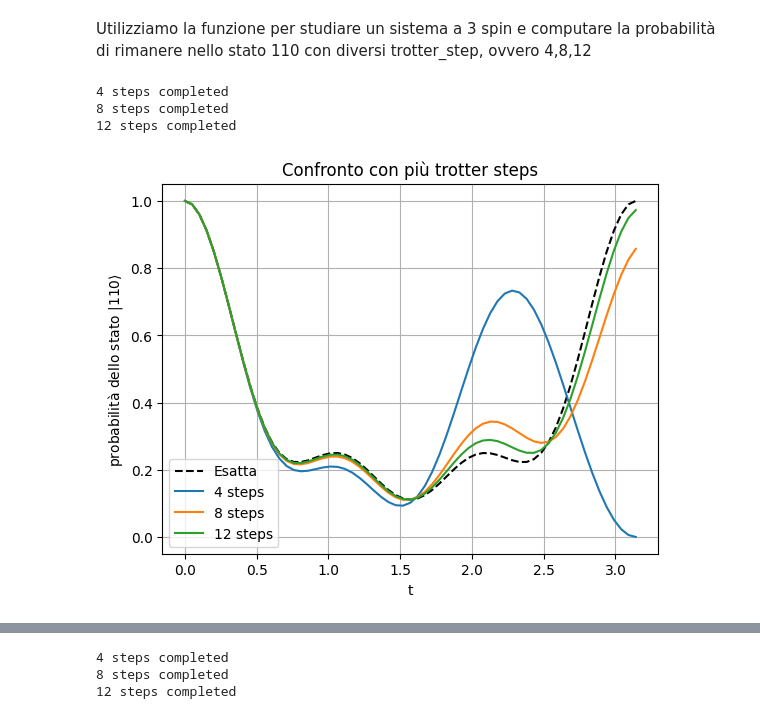
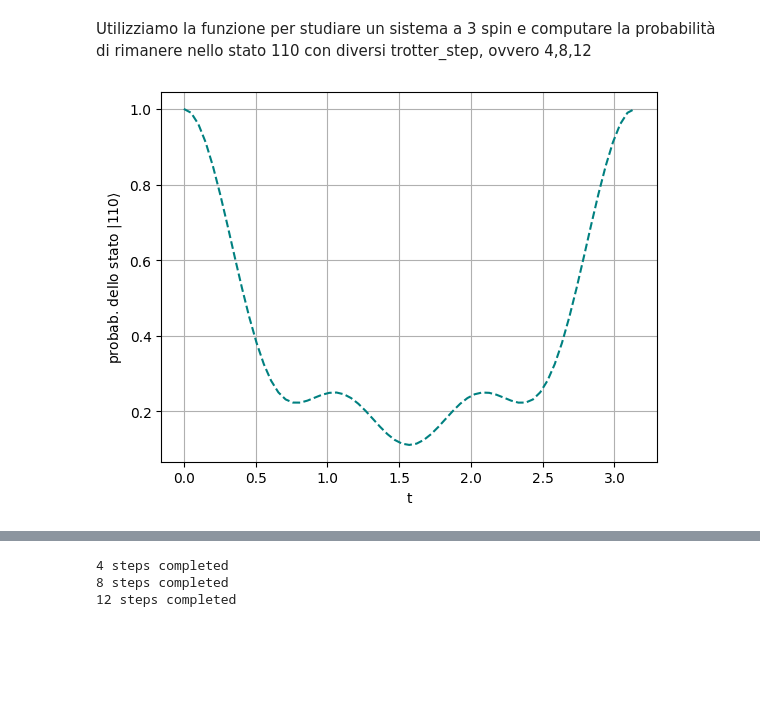
Before and after one commit to qismib/TETrIs, a Jupyter notebook: notebooks/first_exercise.ipynb, the cells around one changed output, grey strips where cells are left out. Cells and saved outputs as stored; diff of their text form; code cells hidden in the pictures; blank space fills up the shorter version.

```diff
--- a/notebooks/first_exercise.ipynb
+++ b/notebooks/first_exercise.ipynb
@@ -355,55 +356,14 @@ Utilizziamo la funzione per studiare un sistema a 3 spin e computare la probabil
 # %%
 probs_110_trott = {4:[],8:[],12:[]}
 initial_state = Statevector.from_label('011').data
 probs_110 = [np.abs((initial_state @ U_Heis(3,float(t)) @ initial_state))**2 for t in ts]
-
-exact_estimator = StatevectorEstimator()
-pm = generate_preset_pass_manager(optimization_level=0)
-
-#misuriamo |110><110|
-prj_zero = SparsePauliOp.from_list([("I", 1/2), ("Z", 1/2)])
-prj_one = SparsePauliOp.from_list([("I", 1/2), ("Z", -1/2)])
-prj = prj_one ^ prj_one ^ prj_zero
-
-
-
-#iteriamo sui differenti valori di step di trotter
-for n in probs_110_trott.keys():
-    #evolviamo nel tempo
-    for sim_t in ts:
-        qc = QuantumCircuit(3)
-        #buildiamo lo stato
-        qc.x(1)
-        qc.x(2)
-
-        trott_steps = Heisenberg_Trotter(num_spins=3,trotter_steps=n,t=sim_t)
-
-        qc = qc.compose(trott_steps)
-
-
-        isa_circuit = pm.run(qc)
-        isa_observable = prj.apply_layout(isa_circuit.layout)
-        trotter_result = exact_estimator.run([(isa_circuit, isa_observable)]).result()
-        trotter_value = trotter_result[0].data.evs
-        probs_110_trott[n].append(trotter_value.mean().real)
-        #print(trotter_value.mean().real)
-
-    print(str(n)+" steps completed")
-
-
-#plottiamo
-plt.plot(ts, probs_110,linestyle="dashed",color="black",label="Esatta")
-for (i,n) in enumerate(probs_110_trott.keys()):
-    plt.plot(ts, probs_110_trott[n],color="C"+str(i),label=str(n)+" steps")
+#plottiamo il grafico di probs_10_classical come f(t)
+plt.plot(ts, probs_110,linestyle="dashed",color="teal")
 plt.xlabel('t')
-plt.ylabel(r'probabilità dello stato $|110\rangle$')
-plt.title(r'Confronto con più trotter steps')
-plt.legend()
+plt.ylabel(r"probab. dello stato $|110\rangle$")
+#plt.title(r"Simulazione classica dell'evoluzione dello stato $|10\rangle$")
+plt.savefig('../png/110_classical.png')
 plt.grid()
-plt.savefig('../png/110_steps.png')
 plt.show()
 # %% [output]
-4 steps completed
-8 steps completed
-12 steps completed
-[figure, old version]
+[figure, new version]
```
Also changed, not shown: parts of 2 cells of this notebook, 2 other files.
